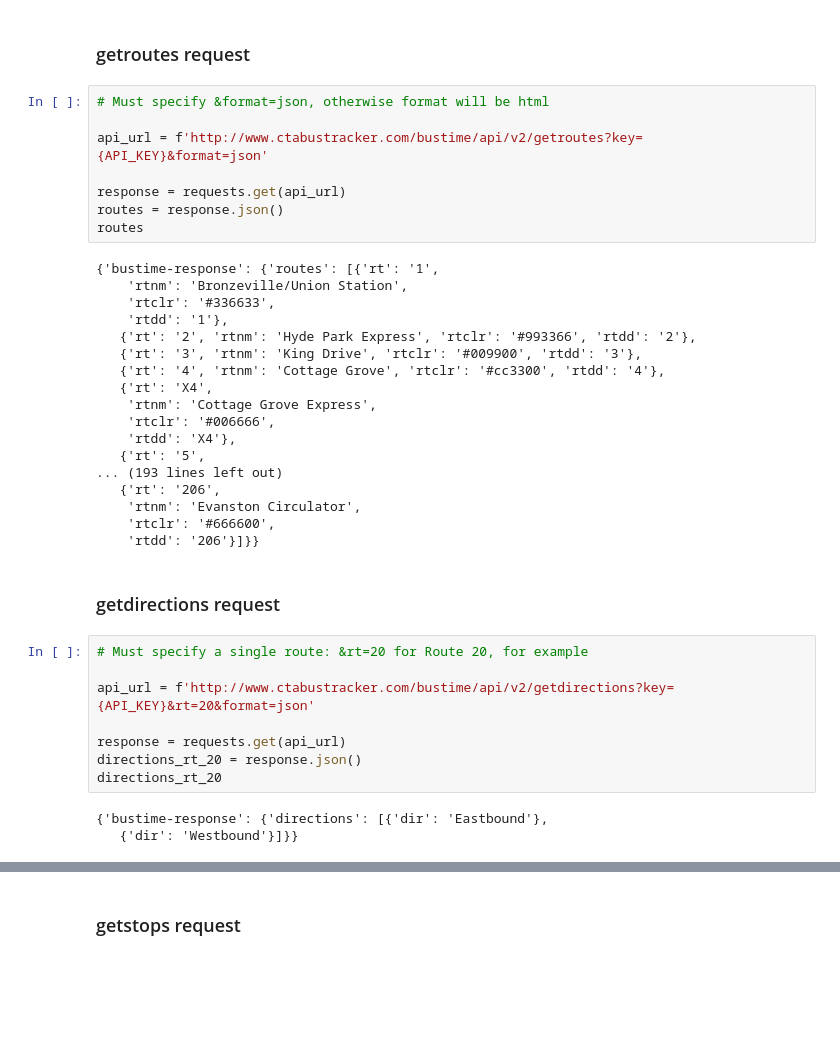
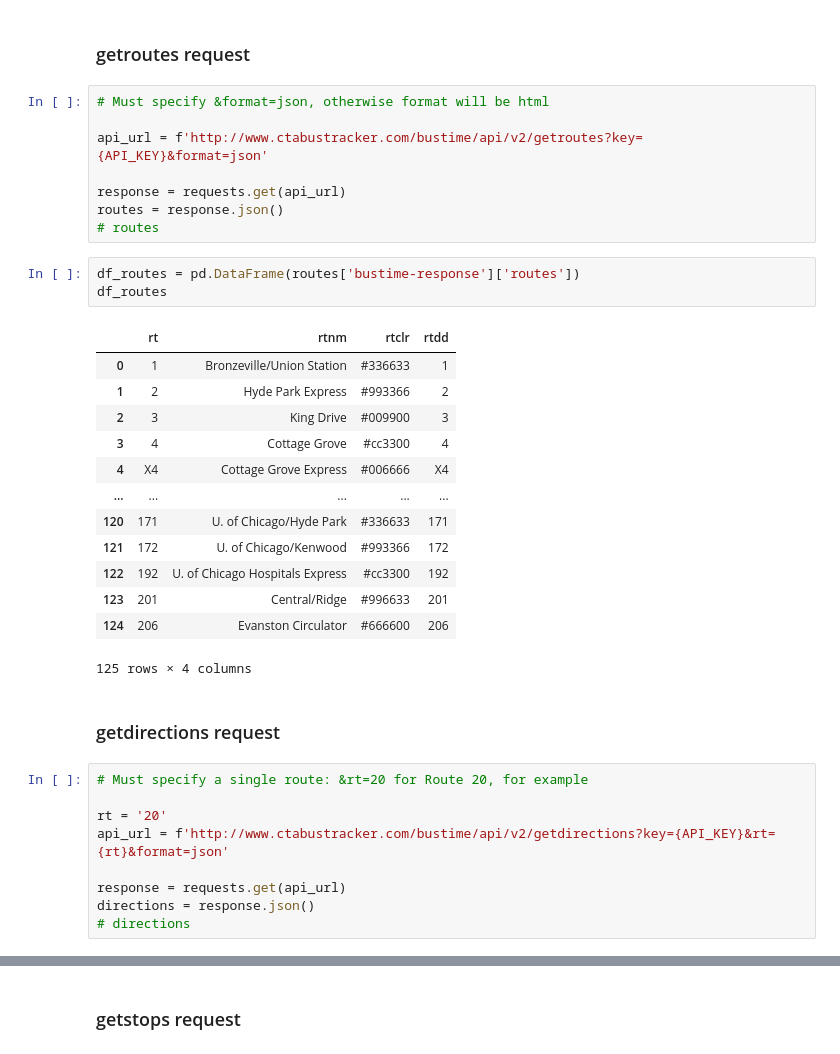
Before and after one commit to kristenhahn/cta_bus_tracker_exploration, a Jupyter notebook: cta_bus_tracker_exploration.ipynb, the cells around one changed output, grey strips where cells are left out. Saved outputs shown, nothing was run; the diff lists cells and outputs as text; blank space fills up the shorter version.

```diff
--- a/cta_bus_tracker_exploration.ipynb
+++ b/cta_bus_tracker_exploration.ipynb
@@ -54,35 +102,32 @@ api_url = f'http://www.ctabustracker.com/bustime/api/v2/getroutes?key={API_KEY}&
 
 response = requests.get(api_url)
 routes = response.json()
-routes
+# routes
-# %% [output]
-{'bustime-response': {'routes': [{'rt': '1',
-    'rtnm': 'Bronzeville/Union Station',
-    'rtclr': '#336633',
-    'rtdd': '1'},
-   {'rt': '2', 'rtnm': 'Hyde Park Express', 'rtclr': '#993366', 'rtdd': '2'},
-   {'rt': '3', 'rtnm': 'King Drive', 'rtclr': '#009900', 'rtdd': '3'},
-   {'rt': '4', 'rtnm': 'Cottage Grove', 'rtclr': '#cc3300', 'rtdd': '4'},
-   {'rt': 'X4',
-    'rtnm': 'Cottage Grove Express',
-    'rtclr': '#006666',
-    'rtdd': 'X4'},
-   {'rt': '5',
-... (193 lines left out)
-   {'rt': '206',
-    'rtnm': 'Evanston Circulator',
-    'rtclr': '#666600',
-    'rtdd': '206'}]}}
+# %%
+df_routes = pd.DataFrame(routes['bustime-response']['routes'])
+df_routes
+# %% [output]
+|  | rt | rtnm | rtclr | rtdd |
+| 0 | 1 | Bronzeville/Union Station | #336633 | 1 |
+| 1 | 2 | Hyde Park Express | #993366 | 2 |
+| 2 | 3 | King Drive | #009900 | 3 |
+| 3 | 4 | Cottage Grove | #cc3300 | 4 |
+| 4 | X4 | Cottage Grove Express | #006666 | X4 |
+| ... | ... | ... | ... | ... |
+| 120 | 171 | U. of Chicago/Hyde Park | #336633 | 171 |
+| 121 | 172 | U. of Chicago/Kenwood | #993366 | 172 |
+| 122 | 192 | U. of Chicago Hospitals Express | #cc3300 | 192 |
+| 123 | 201 | Central/Ridge | #996633 | 201 |
+| 124 | 206 | Evanston Circulator | #666600 | 206 |
+125 rows × 4 columns
 # %% [markdown]
 ### getdirections request
 # %%
 # Must specify a single route: &rt=20 for Route 20, for example
 
-api_url = f'http://www.ctabustracker.com/bustime/api/v2/getdirections?key={API_KEY}&rt=20&format=json'
+rt = '20'
+api_url = f'http://www.ctabustracker.com/bustime/api/v2/getdirections?key={API_KEY}&rt={rt}&format=json'
 
 response = requests.get(api_url)
-directions_rt_20 = response.json()
-directions_rt_20
+directions = response.json()
+# directions
-# %% [output]
-{'bustime-response': {'directions': [{'dir': 'Eastbound'},
-   {'dir': 'Westbound'}]}}
```
Also changed, not shown: parts of 19 cells of this notebook.
